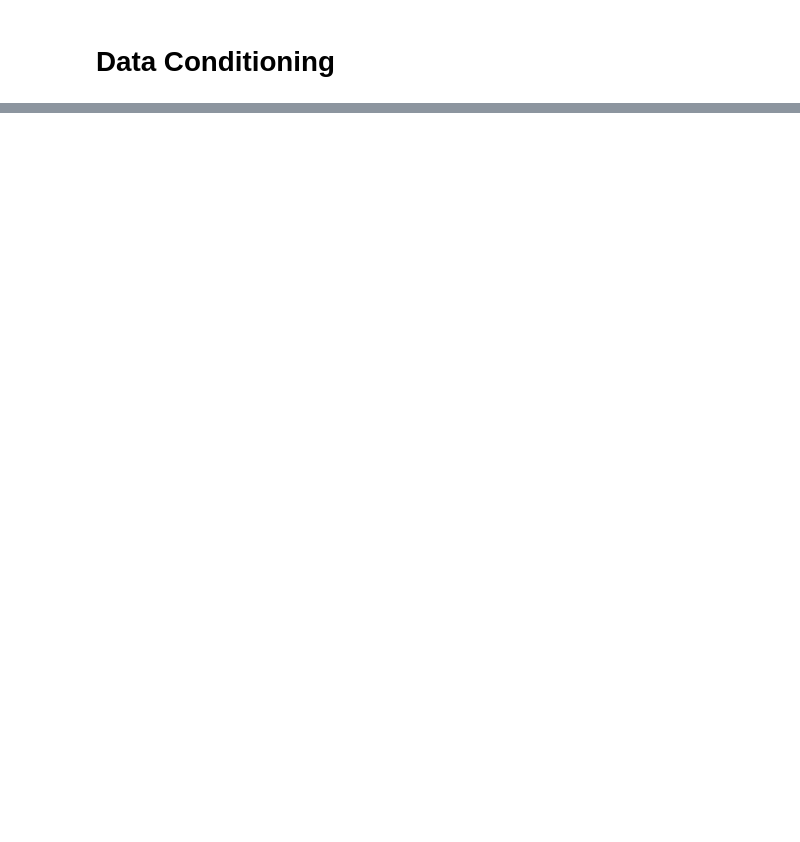
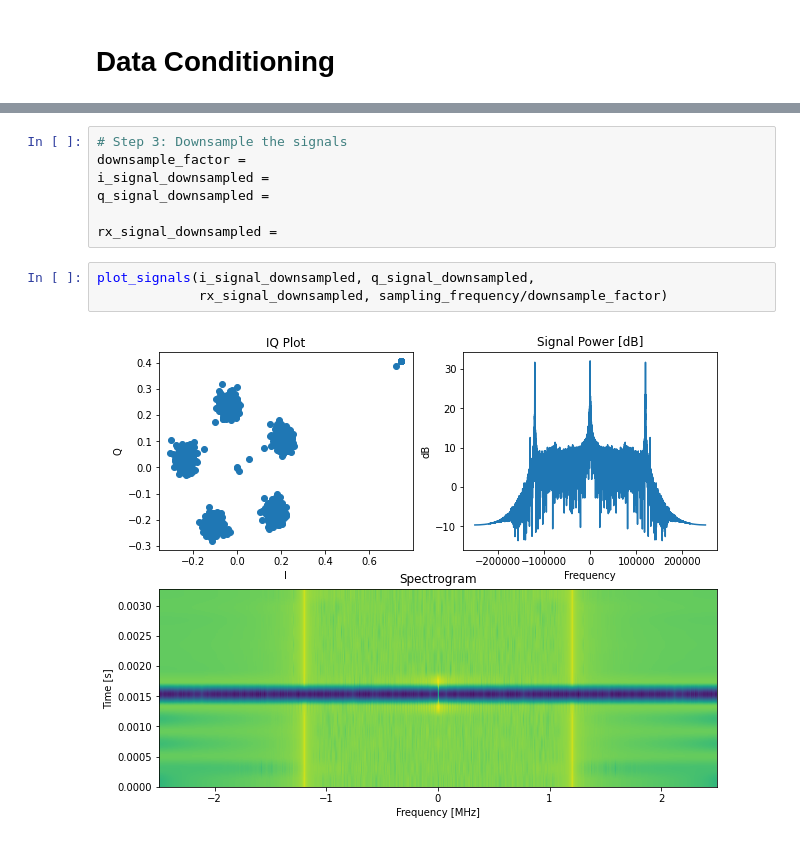
Before and after one commit to mriosrivas/SDR-course-material, a Jupyter notebook: Laboratory/Lab_01/excersise_1.ipynb, the cells around one changed output, grey strips where cells are left out. Drawn from its saved outputs; the diff is of its cells as text; blank space fills up the shorter version.

```diff
--- a/Laboratory/Lab_01/excersise_1.ipynb
+++ b/Laboratory/Lab_01/excersise_1.ipynb
@@ -170,0 +178,12 @@ data = np.loadtxt(path/FILE, skiprows=1)
+# %%
+# Step 3: Downsample the signals
+downsample_factor =
+i_signal_downsampled =
+q_signal_downsampled =
+
+rx_signal_downsampled =
+# %%
+plot_signals(i_signal_downsampled, q_signal_downsampled,
+             rx_signal_downsampled, sampling_frequency/downsample_factor)
+# %% [output]
+[figure, added]
```
Also changed, not shown: parts of 34 cells of this notebook, 2 other files.
